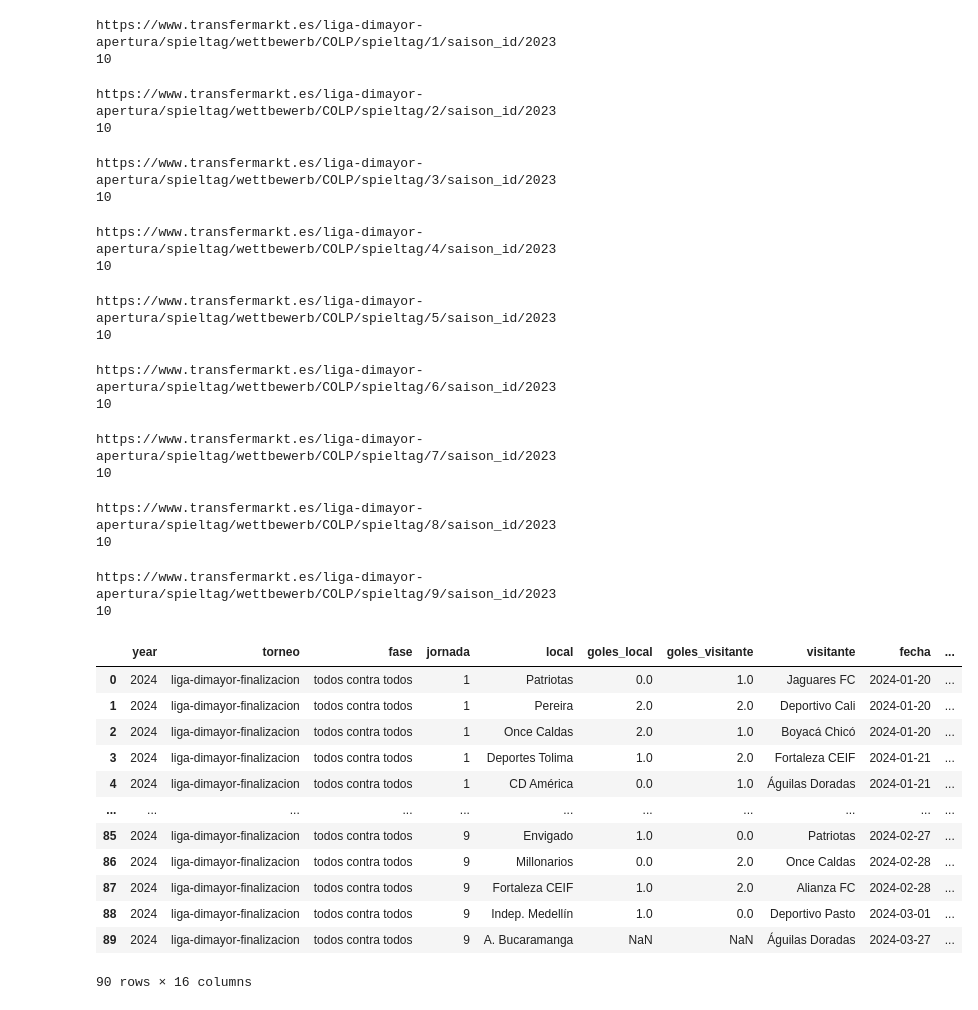
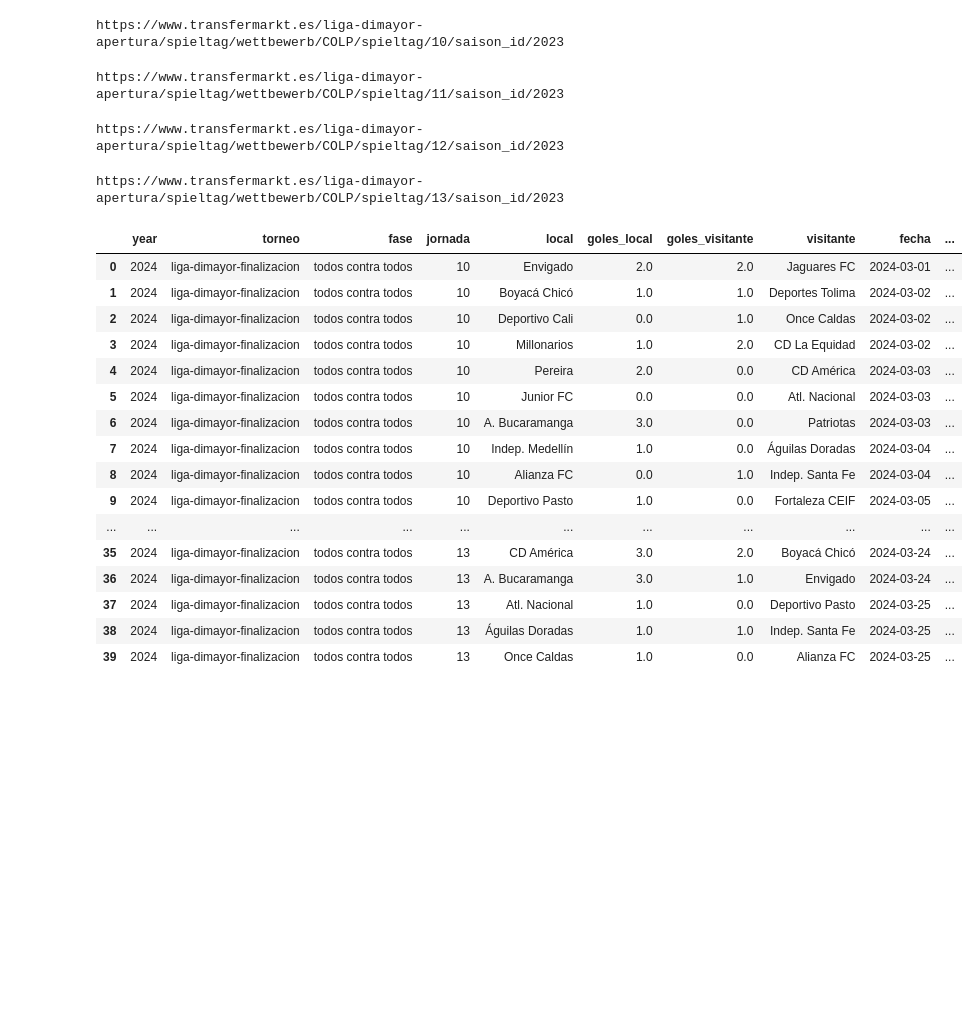
Before and after one commit to DAVIDRE1/Sport_scores, a Jupyter notebook: transfer_test_v2.ipynb, the cells around one changed output. Saved outputs shown, nothing was run; the diff lists cells and outputs as text; code cells hidden in the pictures; blank space fills up the shorter version.

```diff
--- a/transfer_test_v2.ipynb
+++ b/transfer_test_v2.ipynb
@@ -77,48 +77,38 @@ def get_cantidad(url):
     return cantidad
 # %%
 for i in range(2024,2025):
-    for j in range(1,10):
+    for j in range(10,14):
         # website = f"https://www.transfermarkt.es/liga-dimayor-finalizacion/spieltag/wettbewerb/COL1/spieltag/{str(j)}/saison_id/{i-1}"
         website = f"https://www.transfermarkt.es/liga-dimayor-apertura/spieltag/wettbewerb/COLP/spieltag/{str(j)}/saison_id/{i-1}"
         print(website)
         partidos.append(scrap_page(website, i, j))
 partidos["goles_local"] = partidos["goles_local"].replace("-",np.nan).astype(float)
 partidos["goles_visitante"] = partidos["goles_visitante"].replace("-",np.nan).astype(float)
 partidos["gana_local"] = partidos["gana_local"].astype(bool)
 partidos["empate"] = partidos["empate"].astype(bool)
 partidos["gana_visitante"] = partidos["gana_visitante"].astype(bool)
 partidos
 # %% [output]
-https://www.transfermarkt.es/liga-dimayor-apertura/spieltag/wettbewerb/COLP/spieltag/1/saison_id/2023
-10
+https://www.transfermarkt.es/liga-dimayor-apertura/spieltag/wettbewerb/COLP/spieltag/10/saison_id/2023
-https://www.transfermarkt.es/liga-dimayor-apertura/spieltag/wettbewerb/COLP/spieltag/2/saison_id/2023
-10
+https://www.transfermarkt.es/liga-dimayor-apertura/spieltag/wettbewerb/COLP/spieltag/11/saison_id/2023
-https://www.transfermarkt.es/liga-dimayor-apertura/spieltag/wettbewerb/COLP/spieltag/3/saison_id/2023
-10
+https://www.transfermarkt.es/liga-dimayor-apertura/spieltag/wettbewerb/COLP/spieltag/12/saison_id/2023
-https://www.transfermarkt.es/liga-dimayor-apertura/spieltag/wettbewerb/COLP/spieltag/4/saison_id/2023
-10
+https://www.transfermarkt.es/liga-dimayor-apertura/spieltag/wettbewerb/COLP/spieltag/13/saison_id/2023
-https://www.transfermarkt.es/liga-dimayor-apertura/spieltag/wettbewerb/COLP/spieltag/5/saison_id/2023
-10
-https://www.transfermarkt.es/liga-dimayor-apertura/spieltag/wettbewerb/COLP/spieltag/6/saison_id/2023
-10
-https://www.transfermarkt.es/liga-dimayor-apertura/spieltag/wettbewerb/COLP/spieltag/7/saison_id/2023
-10
-https://www.transfermarkt.es/liga-dimayor-apertura/spieltag/wettbewerb/COLP/spieltag/8/saison_id/2023
-10
-https://www.transfermarkt.es/liga-dimayor-apertura/spieltag/wettbewerb/COLP/spieltag/9/saison_id/2023
-10
 |  | year | torneo | fase | jornada | local | goles_local | goles_visitante | visitante | fecha | ... |
-| 0 | 2024 | liga-dimayor-finalizacion | todos contra todos | 1 | Patriotas | 0.0 | 1.0 | Jaguares FC | 2024-01-20 | ... |
-| 1 | 2024 | liga-dimayor-finalizacion | todos contra todos | 1 | Pereira | 2.0 | 2.0 | Deportivo Cali | 2024-01-20 | ... |
-| 2 | 2024 | liga-dimayor-finalizacion | todos contra todos | 1 | Once Caldas | 2.0 | 1.0 | Boyacá Chicó | 2024-01-20 | ... |
-| 3 | 2024 | liga-dimayor-finalizacion | todos contra todos | 1 | Deportes Tolima | 1.0 | 2.0 | Fortaleza CEIF | 2024-01-21 | ... |
-| 4 | 2024 | liga-dimayor-finalizacion | todos contra todos | 1 | CD América | 0.0 | 1.0 | Águilas Doradas | 2024-01-21 | ... |
+| 0 | 2024 | liga-dimayor-finalizacion | todos contra todos | 10 | Envigado | 2.0 | 2.0 | Jaguares FC | 2024-03-01 | ... |
+| 1 | 2024 | liga-dimayor-finalizacion | todos contra todos | 10 | Boyacá Chicó | 1.0 | 1.0 | Deportes Tolima | 2024-03-02 | ... |
+| 2 | 2024 | liga-dimayor-finalizacion | todos contra todos | 10 | Deportivo Cali | 0.0 | 1.0 | Once Caldas | 2024-03-02 | ... |
+| 3 | 2024 | liga-dimayor-finalizacion | todos contra todos | 10 | Millonarios | 1.0 | 2.0 | CD La Equidad | 2024-03-02 | ... |
+| 4 | 2024 | liga-dimayor-finalizacion | todos contra todos | 10 | Pereira | 2.0 | 0.0 | CD América | 2024-03-03 | ... |
+| 5 | 2024 | liga-dimayor-finalizacion | todos contra todos | 10 | Junior FC | 0.0 | 0.0 | Atl. Nacional | 2024-03-03 | ... |
+| 6 | 2024 | liga-dimayor-finalizacion | todos contra todos | 10 | A. Bucaramanga | 3.0 | 0.0 | Patriotas | 2024-03-03 | ... |
+| 7 | 2024 | liga-dimayor-finalizacion | todos contra todos | 10 | Indep. Medellín | 1.0 | 0.0 | Águilas Doradas | 2024-03-04 | ... |
+| 8 | 2024 | liga-dimayor-finalizacion | todos contra todos | 10 | Alianza FC | 0.0 | 1.0 | Indep. Santa Fe | 2024-03-04 | ... |
+| 9 | 2024 | liga-dimayor-finalizacion | todos contra todos | 10 | Deportivo Pasto | 1.0 | 0.0 | Fortaleza CEIF | 2024-03-05 | ... |
 | ... | ... | ... | ... | ... | ... | ... | ... | ... | ... | ... |
-| 85 | 2024 | liga-dimayor-finalizacion | todos contra todos | 9 | Envigado | 1.0 | 0.0 | Patriotas | 2024-02-27 | ... |
-| 86 | 2024 | liga-dimayor-finalizacion | todos contra todos | 9 | Millonarios | 0.0 | 2.0 | Once Caldas | 2024-02-28 | ... |
-| 87 | 2024 | liga-dimayor-finalizacion | todos contra todos | 9 | Fortaleza CEIF | 1.0 | 2.0 | Alianza FC | 2024-02-28 | ... |
-| 88 | 2024 | liga-dimayor-finalizacion | todos contra todos | 9 | Indep. Medellín | 1.0 | 0.0 | Deportivo Pasto | 2024-03-01 | ... |
-| 89 | 2024 | liga-dimayor-finalizacion | todos contra todos | 9 | A. Bucaramanga | NaN | NaN | Águilas Doradas | 2024-03-27 | ... |
+| 35 | 2024 | liga-dimayor-finalizacion | todos contra todos | 13 | CD América | 3.0 | 2.0 | Boyacá Chicó | 2024-03-24 | ... |
+| 36 | 2024 | liga-dimayor-finalizacion | todos contra todos | 13 | A. Bucaramanga | 3.0 | 1.0 | Envigado | 2024-03-24 | ... |
+| 37 | 2024 | liga-dimayor-finalizacion | todos contra todos | 13 | Atl. Nacional | 1.0 | 0.0 | Deportivo Pasto | 2024-03-25 | ... |
+| 38 | 2024 | liga-dimayor-finalizacion | todos contra todos | 13 | Águilas Doradas | 1.0 | 1.0 | Indep. Santa Fe | 2024-03-25 | ... |
+| 39 | 2024 | liga-dimayor-finalizacion | todos contra todos | 13 | Once Caldas | 1.0 | 0.0 | Alianza FC | 2024-03-25 | ... |
-90 rows × 16 columns
 # %%
 partidos.to_csv("historic_scores.csv", mode='a', index=False, header=False)
```
Also changed, not shown: 24 other files.
